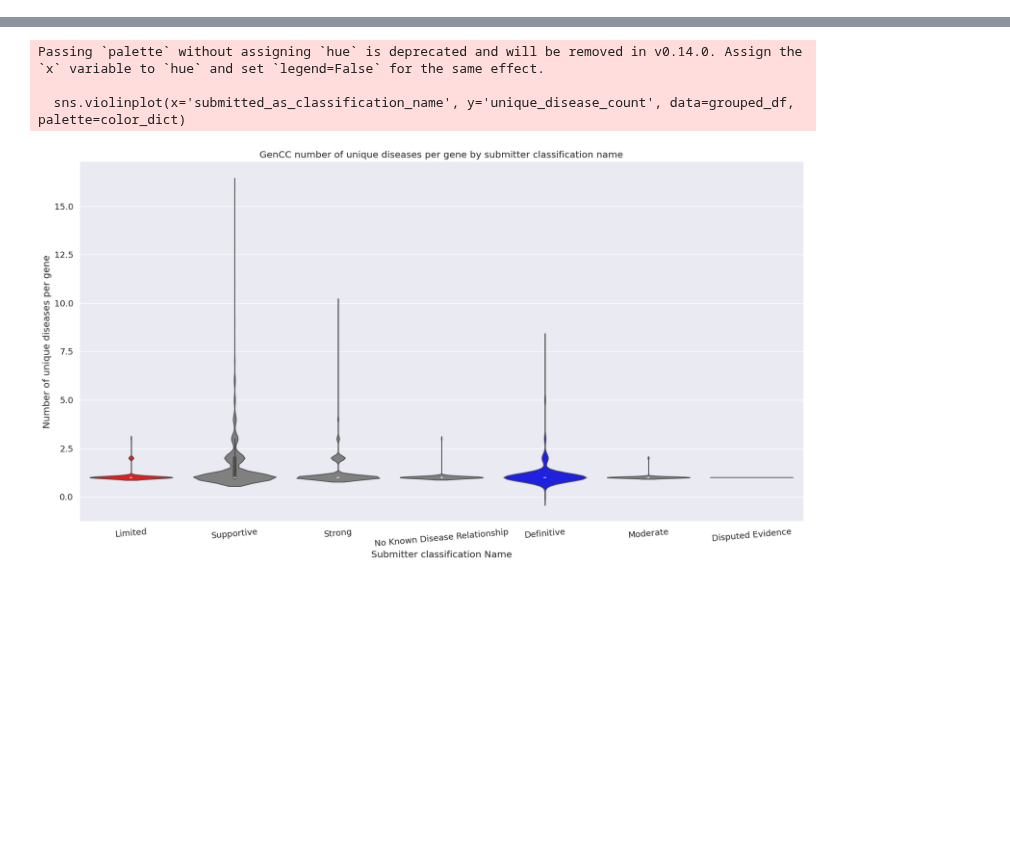
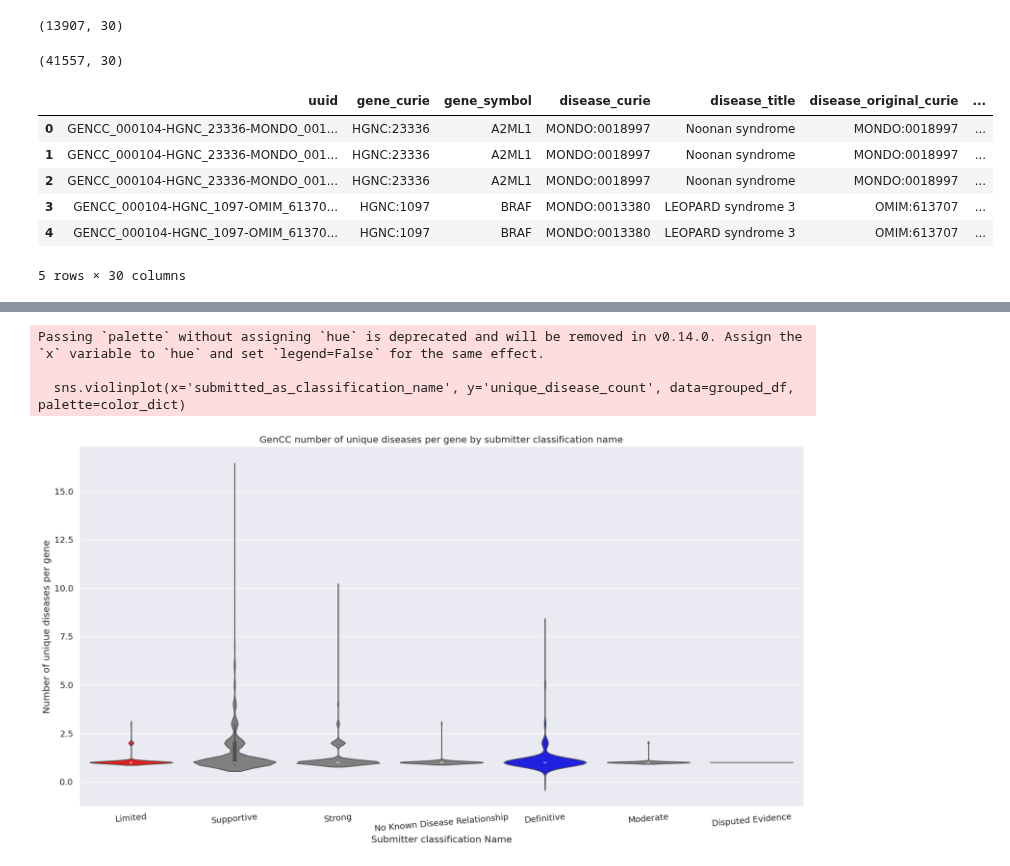
Before and after one commit to microsoft/healthfutures-evagg, a Jupyter notebook: sandbox/ash/gencc_truth_set.ipynb, the cells around one changed output, grey strips where cells are left out. Cells and saved outputs as stored; diff of their text form; code cells hidden in the pictures; blank space fills up the shorter version.

```diff
--- a/sandbox/ash/gencc_truth_set.ipynb
+++ b/sandbox/ash/gencc_truth_set.ipynb
@@ -30,3 +24,27 @@ gencc_s = gencc_s.dropna(subset=['submitted_as_pmids'])
 
 # Replace all occurrences of 'LIMITED' with 'Limited' and 'Definitive ' with 'Definitive'
 gencc_s['submitted_as_classification_name'] = gencc_s['submitted_as_classification_name'].replace({'LIMITED': 'Limited', 'Definitive ': 'Definitive', 'Modeare': 'Moderate', ' Moderate': 'Moderate', 'Moderate ': 'Moderate', 'Disputed evidence': 'Disputed Evidence', 'Disputed': 'Disputed Evidence', 'STRONG': 'Strong', 'Strong ': 'Strong', ' Strong': 'Strong'})
+
+gencc_s.shape
+# %% [output]
+(13907, 30)
+# %%
+# Split the 'submitted_as_pmids' column on ','
+gencc_s['submitted_as_pmids'] = gencc_s['submitted_as_pmids'].str.split(',')
+
+# Use explode to have each number appear on a separate row
+gencc_s = gencc_s.explode('submitted_as_pmids').reset_index(drop=True)
+
+# Print the DataFrame
+print(gencc_s.shape)
+
+gencc_s.head()
+# %% [output]
+(41557, 30)
+|  | uuid | gene_curie | gene_symbol | disease_curie | disease_title | disease_original_curie | ... |
+| 0 | GENCC_000104-HGNC_23336-MONDO_001... | HGNC:23336 | A2ML1 | MONDO:0018997 | Noonan syndrome | MONDO:0018997 | ... |
+| 1 | GENCC_000104-HGNC_23336-MONDO_001... | HGNC:23336 | A2ML1 | MONDO:0018997 | Noonan syndrome | MONDO:0018997 | ... |
+| 2 | GENCC_000104-HGNC_23336-MONDO_001... | HGNC:23336 | A2ML1 | MONDO:0018997 | Noonan syndrome | MONDO:0018997 | ... |
+| 3 | GENCC_000104-HGNC_1097-OMIM_61370... | HGNC:1097 | BRAF | MONDO:0013380 | LEOPARD syndrome 3 | OMIM:613707 | ... |
+| 4 | GENCC_000104-HGNC_1097-OMIM_61370... | HGNC:1097 | BRAF | MONDO:0013380 | LEOPARD syndrome 3 | OMIM:613707 | ... |
+5 rows × 30 columns
```
Also changed, not shown: parts of 11 cells of this notebook.
